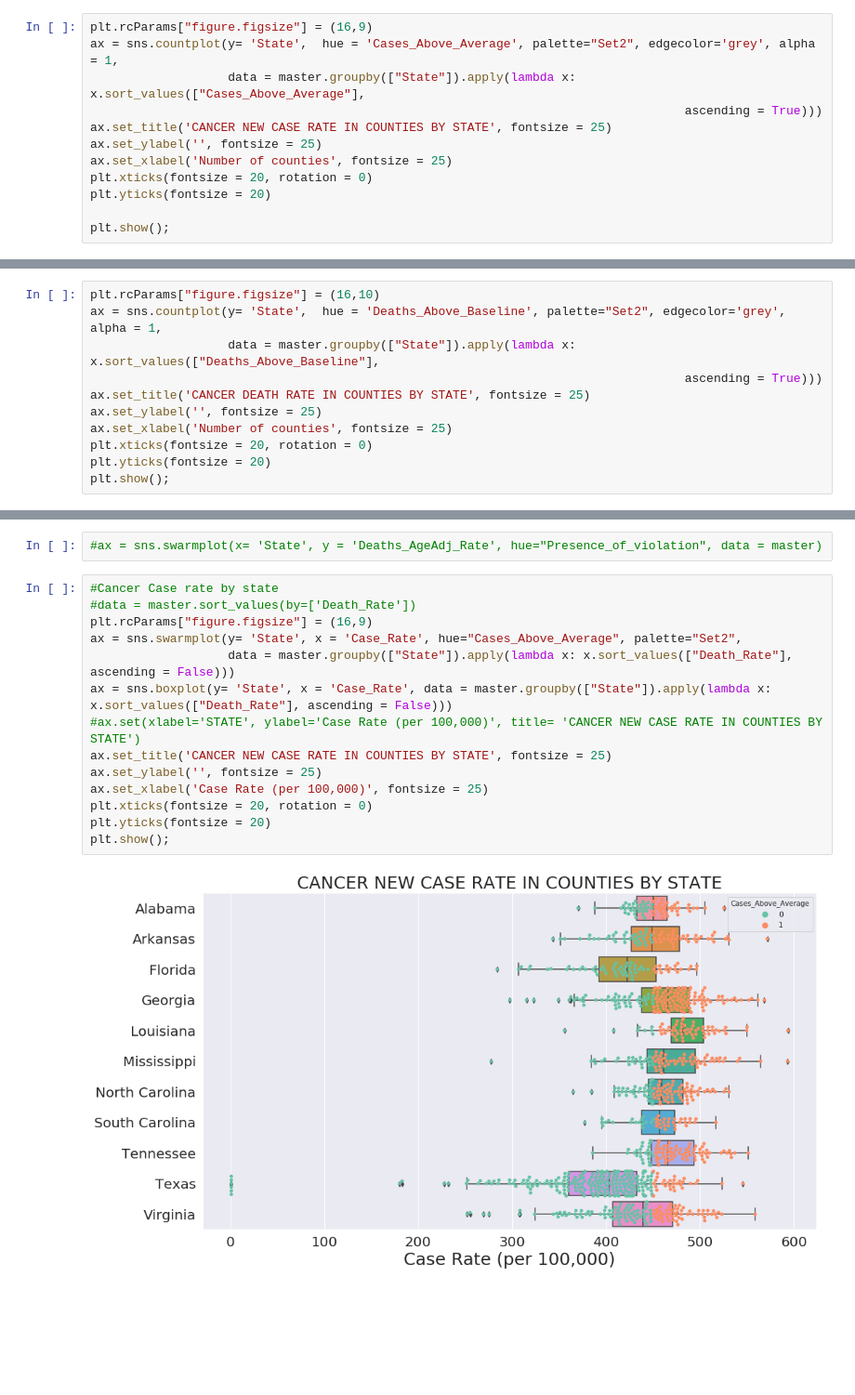
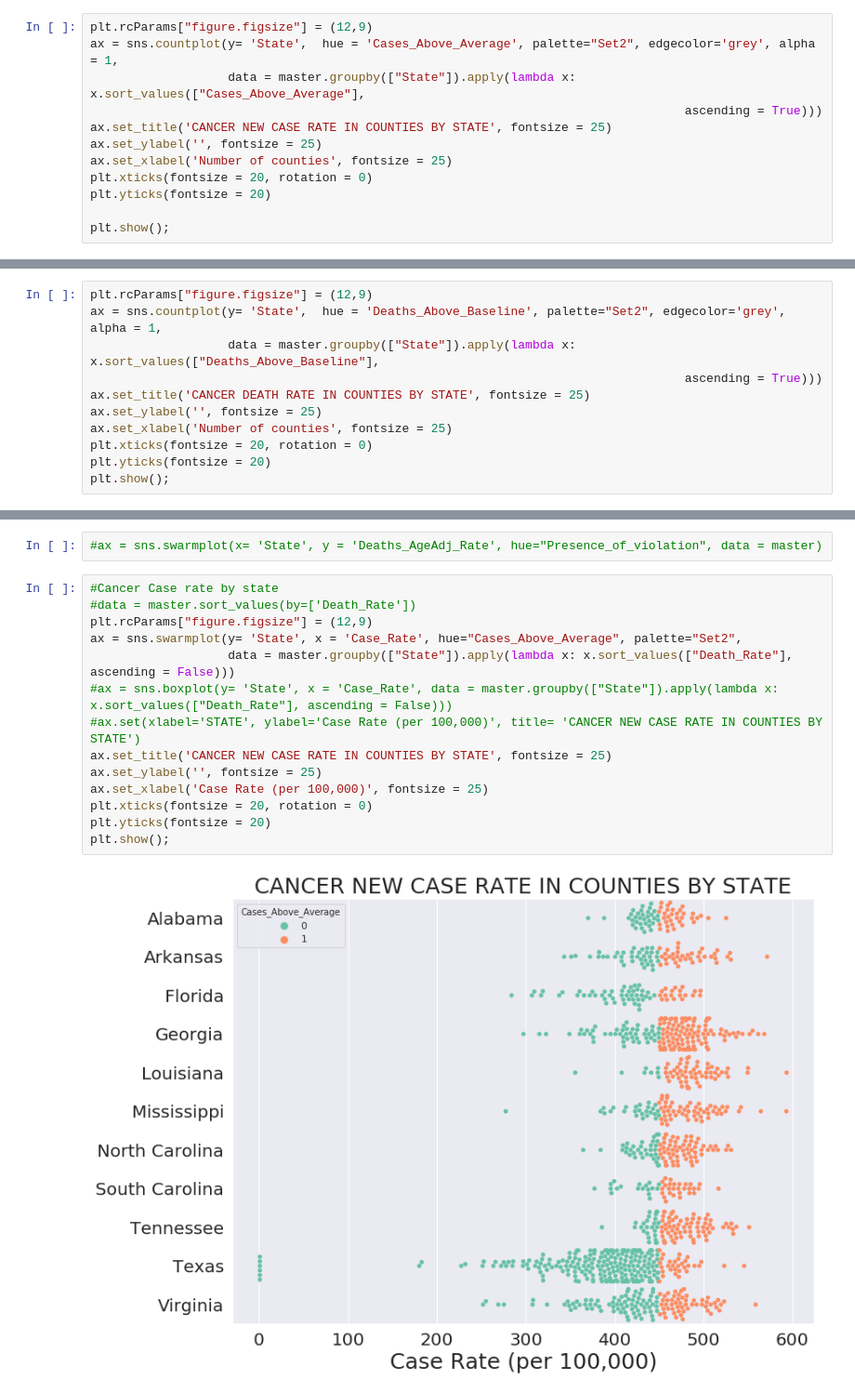
Before and after one commit to Ashutosh-Singhal/Cancer_SHD_TN, a Jupyter notebook: EDA_cancer_health_determinants.ipynb, the cells around one changed output, grey strips where cells are left out. Shown: that part at 93% size. Cells and saved outputs as stored; diff of their text form; blank space fills up the shorter version.

```diff
--- a/EDA_cancer_health_determinants.ipynb
+++ b/EDA_cancer_health_determinants.ipynb
@@ -308,7 +322,7 @@ py.iplot(fig, filename='Average Annual Rate of Deaths per 100,000 (2011-2015)')
 # %% [output]
 [interactive output not drawn]
 # %%
-plt.rcParams["figure.figsize"] = (16,9)
+plt.rcParams["figure.figsize"] = (12,9)
 ax = sns.countplot(y= 'State',  hue = 'Cases_Above_Average', palette="Set2", edgecolor='grey', alpha = 1,
                    data = master.groupby(["State"]).apply(lambda x: x.sort_values(["Cases_Above_Average"],
                                                                                   ascending = True)))
@@ -324,5 +338,5 @@ plt.show();
 # %%
-plt.rcParams["figure.figsize"] = (16,10)
+plt.rcParams["figure.figsize"] = (12,9)
 ax = sns.countplot(y= 'State',  hue = 'Deaths_Above_Baseline', palette="Set2", edgecolor='grey', alpha = 1,
                    data = master.groupby(["State"]).apply(lambda x: x.sort_values(["Deaths_Above_Baseline"],
                                                                                   ascending = True)))
@@ -339,17 +353,17 @@ plt.show();
 # %%
 #Cancer Case rate by state
 #data = master.sort_values(by=['Death_Rate'])
-plt.rcParams["figure.figsize"] = (16,9)
+plt.rcParams["figure.figsize"] = (12,9)
 ax = sns.swarmplot(y= 'State', x = 'Case_Rate', hue="Cases_Above_Average", palette="Set2",
                    data = master.groupby(["State"]).apply(lambda x: x.sort_values(["Death_Rate"], ascending = False)))
-ax = sns.boxplot(y= 'State', x = 'Case_Rate', data = master.groupby(["State"]).apply(lambda x: x.sort_values(["Death_Rate"], ascending = False)))
+#ax = sns.boxplot(y= 'State', x = 'Case_Rate', data = master.groupby(["State"]).apply(lambda x: x.sort_values(["Death_Rate"], ascending = False)))
 #ax.set(xlabel='STATE', ylabel='Case Rate (per 100,000)', title= 'CANCER NEW CASE RATE IN COUNTIES BY STATE')
 ax.set_title('CANCER NEW CASE RATE IN COUNTIES BY STATE', fontsize = 25)
 ax.set_ylabel('', fontsize = 25)
 ax.set_xlabel('Case Rate (per 100,000)', fontsize = 25)
 plt.xticks(fontsize = 20, rotation = 0)
 plt.yticks(fontsize = 20)
 plt.show();
 # %% [output]
-[figure, old version]
+[figure, new version]
 # %%
```
Also changed, not shown: parts of 11 cells of this notebook, 2 other files.
